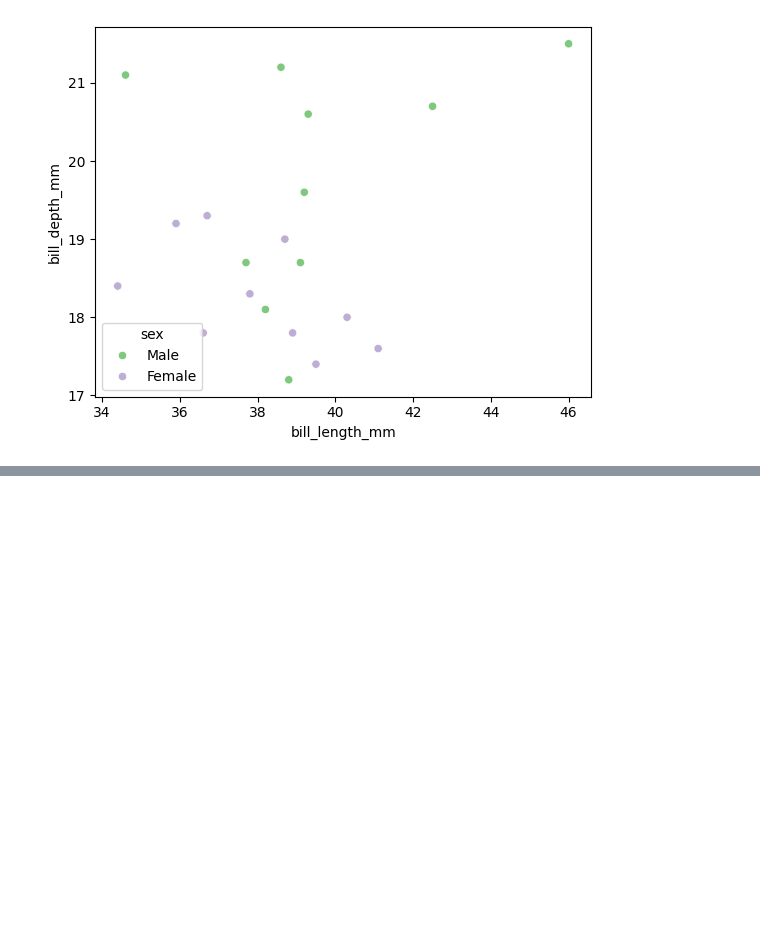
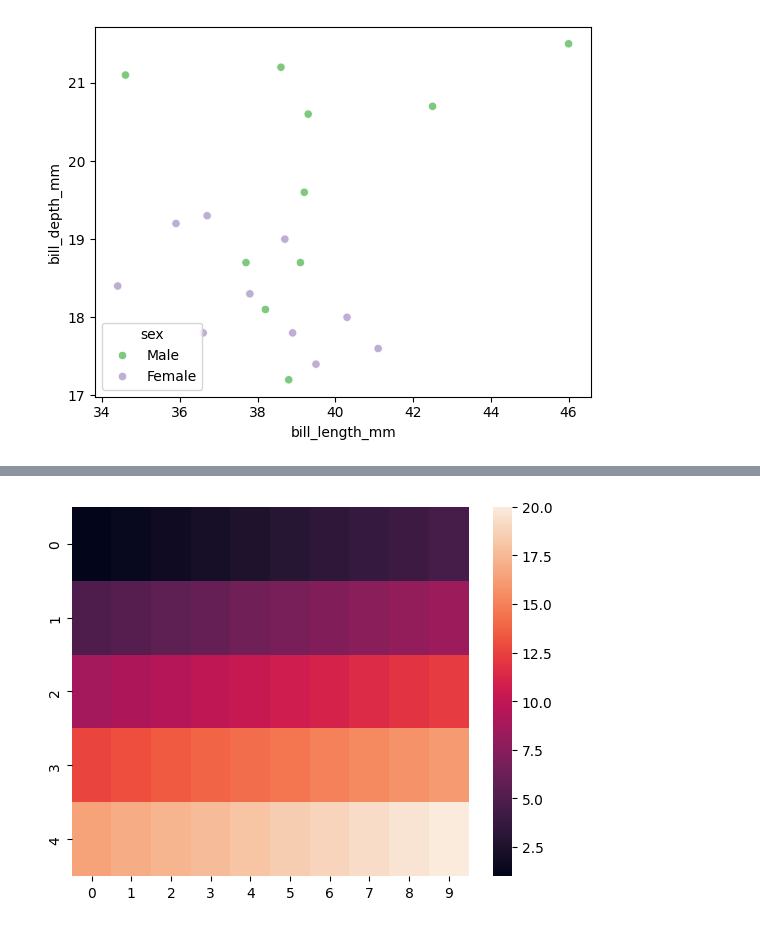
Before and after one commit to Tanay-Dwivedi/DADS-practice, a Jupyter notebook: Python/Seaborn/seaborn_practice2.ipynb, the cells around one changed output, grey strips where cells are left out. Drawn from its saved outputs; the diff is of its cells as text; code cells hidden in the pictures; blank space fills up the shorter version.

```diff
--- a/Python/Seaborn/seaborn_practice2.ipynb
+++ b/Python/Seaborn/seaborn_practice2.ipynb
@@ -136,0 +144,2 @@ plt.show()
+# %%
+df = sb.load_dataset("anagrams")
@@ -136,0 +155,3 @@ plt.show()
+# %%
+ds = np.linspace(1,20,50).reshape(5,10)
+ds
@@ -136,0 +169,5 @@ plt.show()
+# %%
+sb.heatmap(ds)
+plt.show()
+# %% [output]
+[figure, added]
```
Also changed, not shown: parts of 18 cells of this notebook.
